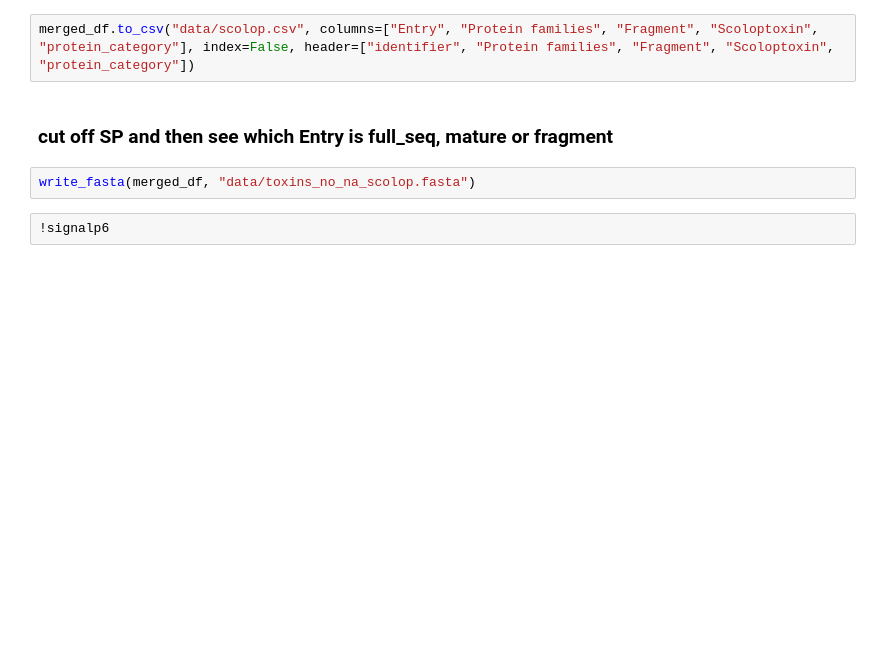
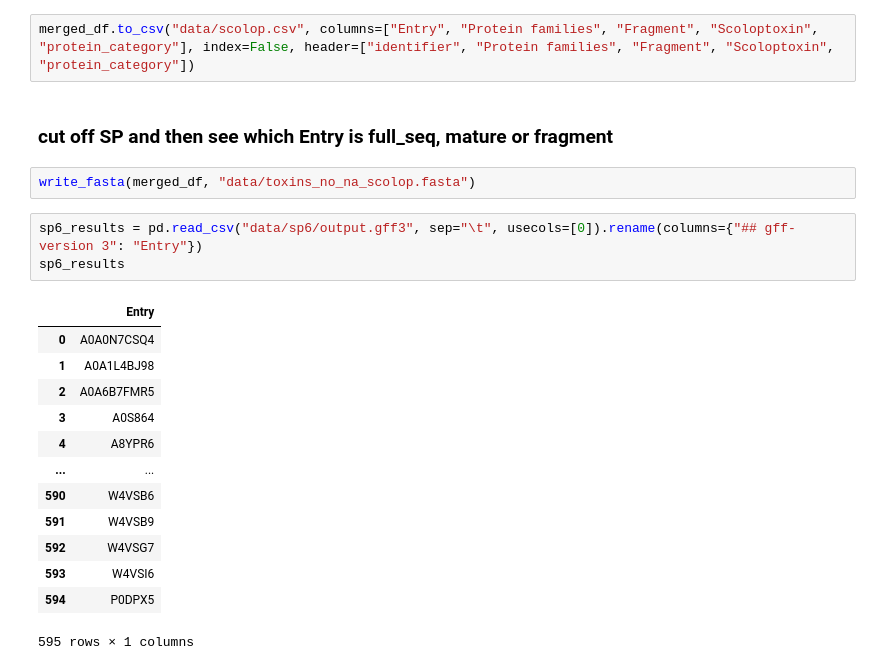
Before and after one commit to Sisistern123/ToxFam, a Jupyter notebook: preprocessing.ipynb, the cells around one changed output. Saved outputs shown, nothing was run; the diff lists cells and outputs as text; blank space fills up the shorter version.

```diff
--- a/preprocessing.ipynb
+++ b/preprocessing.ipynb
@@ -700,4 +636,19 @@ merged_df.to_csv("data/scolop.csv", columns=["Entry", "Protein families", "Fragm
 # %%
 write_fasta(merged_df, "data/toxins_no_na_scolop.fasta")
 # %%
-!signalp6
+sp6_results = pd.read_csv("data/sp6/output.gff3", sep="\t", usecols=[0]).rename(columns={"## gff-version 3": "Entry"})
+sp6_results
+# %% [output]
+|  | Entry |
+| 0 | A0A0N7CSQ4 |
+| 1 | A0A1L4BJ98 |
+| 2 | A0A6B7FMR5 |
+| 3 | A0S864 |
+| 4 | A8YPR6 |
+| ... | ... |
+| 590 | W4VSB6 |
+| 591 | W4VSB9 |
+| 592 | W4VSG7 |
+| 593 | W4VSI6 |
+| 594 | P0DPX5 |
+595 rows × 1 columns
```
Also changed, not shown: parts of 15 cells of this notebook, 9 other files.
